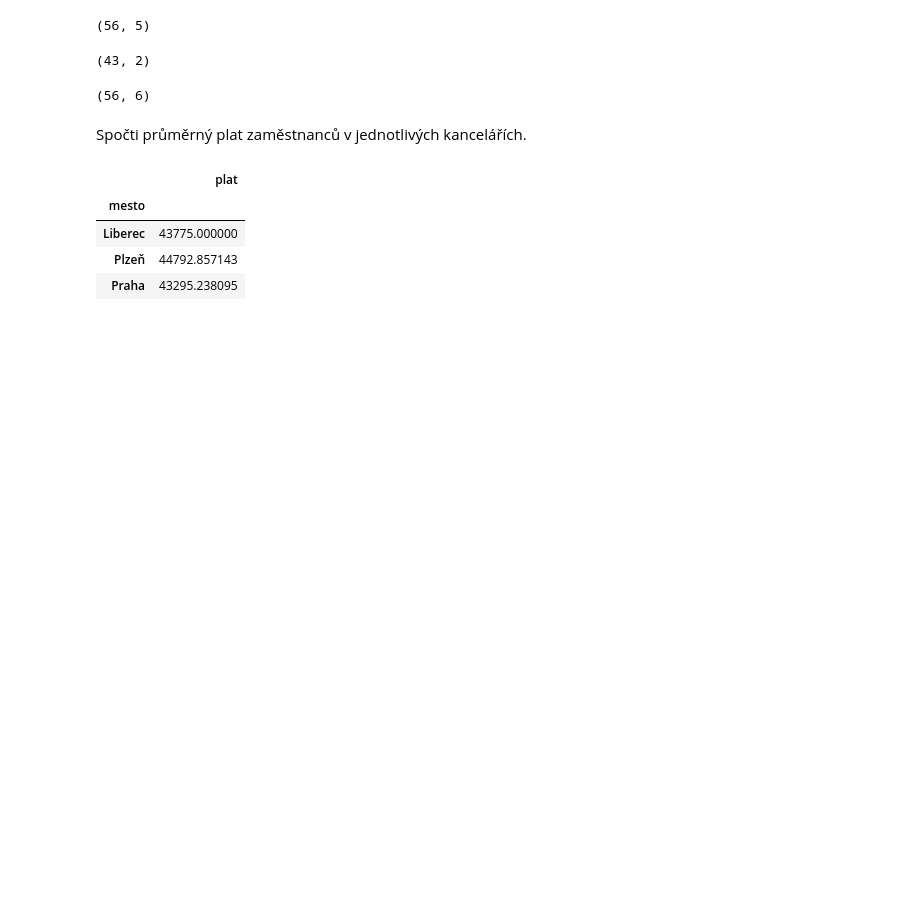
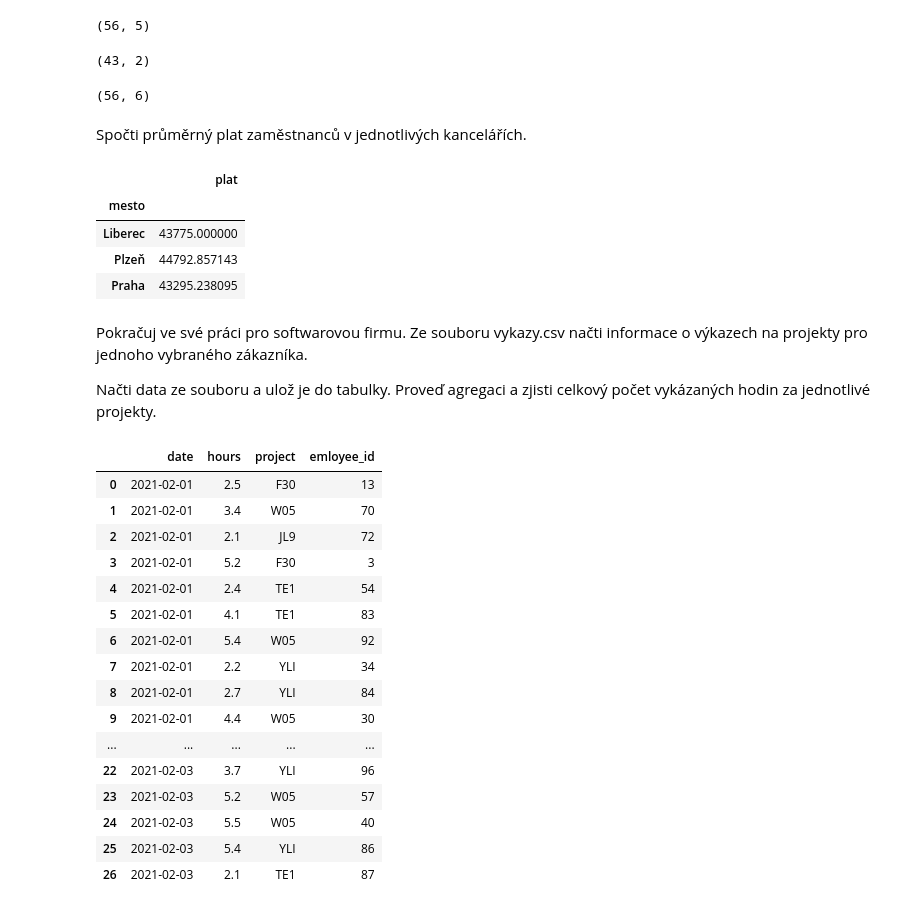
Before and after one commit to SandraMatejkova/python-kurz-2023, a Jupyter notebook: Sandra_Matejkova_ukol10.ipynb, the cells around one changed output. Saved outputs shown, nothing was run; the diff lists cells and outputs as text; code cells hidden in the pictures; blank space fills up the shorter version.

```diff
--- a/Sandra_Matejkova_ukol10.ipynb
+++ b/Sandra_Matejkova_ukol10.ipynb
@@ -124,3 +129,29 @@ platy_avg
 | Liberec | 43775.000000 |
 | Plzeň | 44792.857143 |
 | Praha | 43295.238095 |
+# %% [markdown]
+Pokračuj ve své práci pro softwarovou firmu. Ze souboru vykazy.csv načti informace o výkazech na projekty pro jednoho vybraného zákazníka.
+
+Načti data ze souboru a ulož je do tabulky.
+Proveď agregaci a zjisti celkový počet vykázaných hodin za jednotlivé projekty.
+# %%
+vykazy = pandas.read_csv("vykazy.csv")
+vykazy
+# %% [output]
+|  | date | hours | project | emloyee_id |
+| 0 | 2021-02-01 | 2.5 | F30 | 13 |
+| 1 | 2021-02-01 | 3.4 | W05 | 70 |
+| 2 | 2021-02-01 | 2.1 | JL9 | 72 |
+| 3 | 2021-02-01 | 5.2 | F30 | 3 |
+| 4 | 2021-02-01 | 2.4 | TE1 | 54 |
+| 5 | 2021-02-01 | 4.1 | TE1 | 83 |
+| 6 | 2021-02-01 | 5.4 | W05 | 92 |
+| 7 | 2021-02-01 | 2.2 | YLI | 34 |
+| 8 | 2021-02-01 | 2.7 | YLI | 84 |
+| 9 | 2021-02-01 | 4.4 | W05 | 30 |
+| ... | ... | ... | ... | ... |
+| 22 | 2021-02-03 | 3.7 | YLI | 96 |
+| 23 | 2021-02-03 | 5.2 | W05 | 57 |
+| 24 | 2021-02-03 | 5.5 | W05 | 40 |
+| 25 | 2021-02-03 | 5.4 | YLI | 86 |
+| 26 | 2021-02-03 | 2.1 | TE1 | 87 |
```
Also changed, not shown: parts of 2 cells of this notebook, 1 other file.
